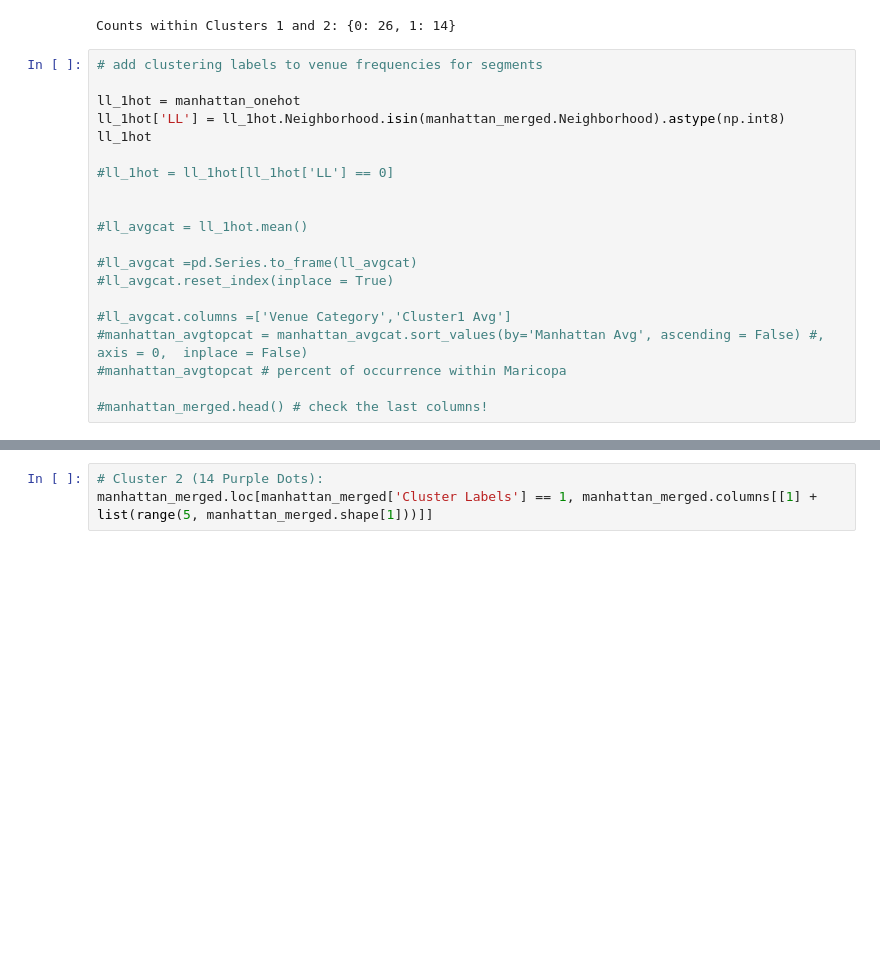
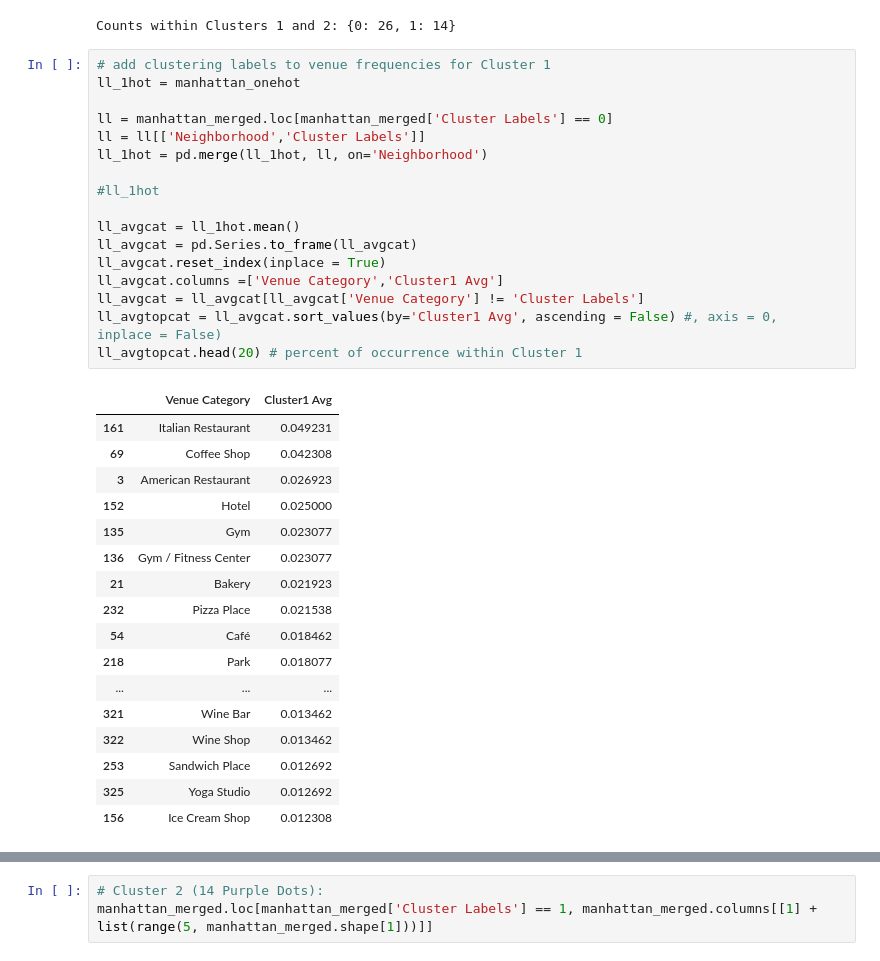
Before and after one commit to bit-kitty/Coursera-IBM-Data-Science, a Jupyter notebook: Coursera_Capstone-Battle_of_the_Neighborhoods-PHX.ipynb, the cells around one changed output, grey strips where cells are left out. Drawn from its saved outputs; the diff is of its cells as text; blank space fills up the shorter version.

```diff
--- a/Coursera_Capstone-Battle_of_the_Neighborhoods-PHX.ipynb
+++ b/Coursera_Capstone-Battle_of_the_Neighborhoods-PHX.ipynb
@@ -574,24 +592,39 @@ print("Counts within Clusters 1 and 2:", manhattan_merged['Cluster Labels'].valu
 # %% [output]
 Counts within Clusters 1 and 2: {0: 26, 1: 14}
 # %%
-# add clustering labels to venue frequencies for segments
+# add clustering labels to venue frequencies for Cluster 1
+ll_1hot = manhattan_onehot
 
-ll_1hot = manhattan_onehot
-ll_1hot['LL'] = ll_1hot.Neighborhood.isin(manhattan_merged.Neighborhood).astype(np.int8)
-ll_1hot
+ll = manhattan_merged.loc[manhattan_merged['Cluster Labels'] == 0]
+ll = ll[['Neighborhood','Cluster Labels']]
+ll_1hot = pd.merge(ll_1hot, ll, on='Neighborhood')
 
-#ll_1hot = ll_1hot[ll_1hot['LL'] == 0]
+#ll_1hot
 
-
-#ll_avgcat = ll_1hot.mean()
-
-#ll_avgcat =pd.Series.to_frame(ll_avgcat)
-#ll_avgcat.reset_index(inplace = True)
-
-#ll_avgcat.columns =['Venue Category','Cluster1 Avg']
-#manhattan_avgtopcat = manhattan_avgcat.sort_values(by='Manhattan Avg', ascending = False) #, axis = 0,  inplace = False)
-#manhattan_avgtopcat # percent of occurrence within Maricopa
-
-#manhattan_merged.head() # check the last columns!
+ll_avgcat = ll_1hot.mean()
+ll_avgcat = pd.Series.to_frame(ll_avgcat)
+ll_avgcat.reset_index(inplace = True)
+ll_avgcat.columns =['Venue Category','Cluster1 Avg']
+ll_avgcat = ll_avgcat[ll_avgcat['Venue Category'] != 'Cluster Labels']
+ll_avgtopcat = ll_avgcat.sort_values(by='Cluster1 Avg', ascending = False) #, axis = 0,  inplace = False)
+ll_avgtopcat.head(20) # percent of occurrence within Cluster 1
+# %% [output]
+|  | Venue Category | Cluster1 Avg |
+| 161 | Italian Restaurant | 0.049231 |
+| 69 | Coffee Shop | 0.042308 |
+| 3 | American Restaurant | 0.026923 |
+| 152 | Hotel | 0.025000 |
+| 135 | Gym | 0.023077 |
+| 136 | Gym / Fitness Center | 0.023077 |
+| 21 | Bakery | 0.021923 |
+| 232 | Pizza Place | 0.021538 |
+| 54 | Café | 0.018462 |
+| 218 | Park | 0.018077 |
+| ... | ... | ... |
+| 321 | Wine Bar | 0.013462 |
+| 322 | Wine Shop | 0.013462 |
+| 253 | Sandwich Place | 0.012692 |
+| 325 | Yoga Studio | 0.012692 |
+| 156 | Ice Cream Shop | 0.012308 |
 # %%
 # Cluster 1 (26 Red Dots): Matches best to Laptops and Lattes Segment
```
Also changed, not shown: parts of 6 cells of this notebook.
